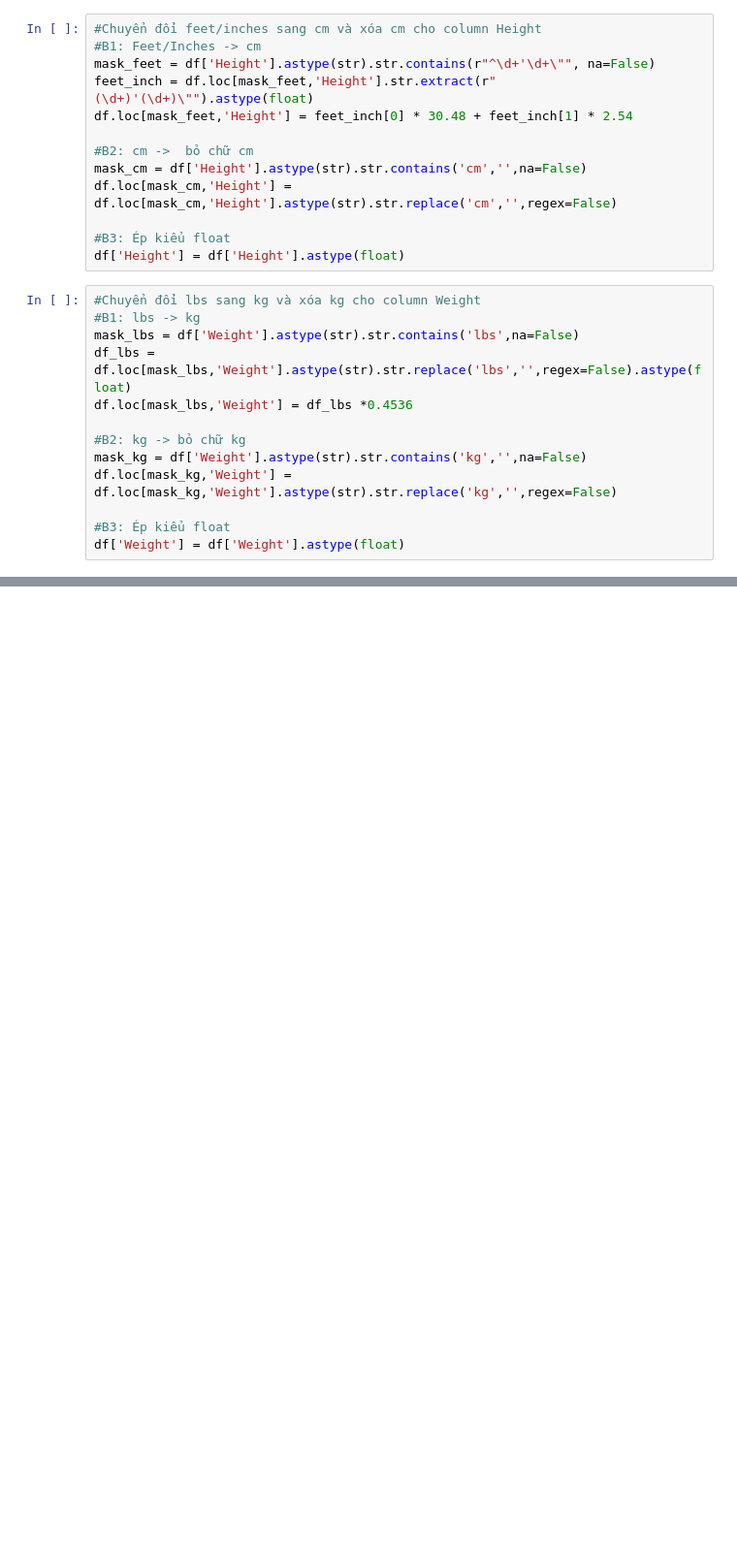
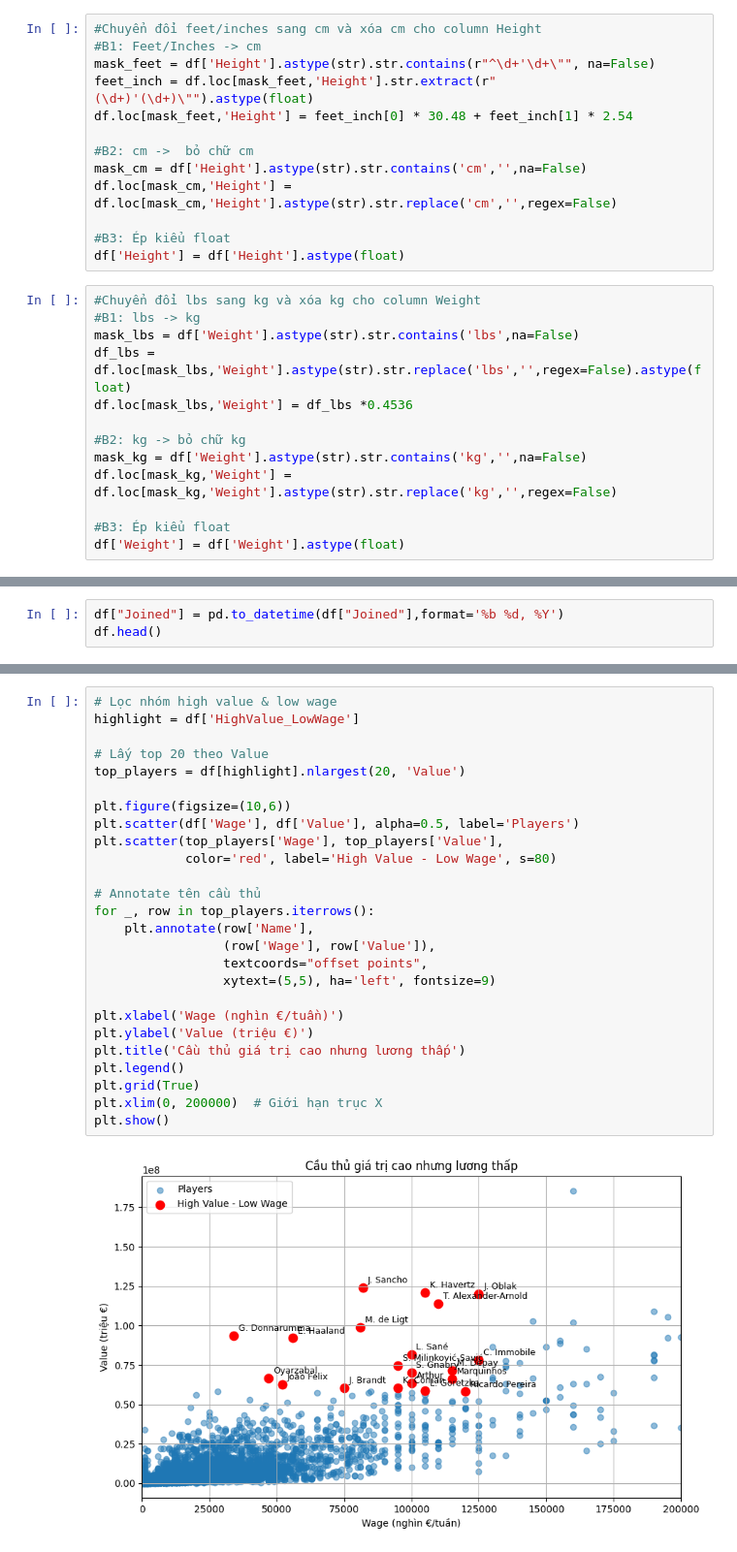
Before and after one commit to NhatNamPhan/Numpy-and-Pandas-Practice, a Jupyter notebook: day10.ipynb, the cells around one changed output, grey strips where cells are left out. Shown: that part at 97% size. Saved outputs shown, nothing was run; the diff lists cells and outputs as text; blank space fills up the shorter version.

```diff
--- a/day10.ipynb
+++ b/day10.ipynb
@@ -147,0 +133,3 @@ df[mask_feet]
+# %%
+df["Joined"] = pd.to_datetime(df["Joined"],format='%b %d, %Y')
+df.head()
@@ -147,0 +241,28 @@ df[mask_feet]
+# %%
+# Lọc nhóm high value & low wage
+highlight = df['HighValue_LowWage']
+
+# Lấy top 20 theo Value
+top_players = df[highlight].nlargest(20, 'Value')
+
+plt.figure(figsize=(10,6))
+plt.scatter(df['Wage'], df['Value'], alpha=0.5, label='Players')
+plt.scatter(top_players['Wage'], top_players['Value'],
+            color='red', label='High Value - Low Wage', s=80)
+
+# Annotate tên cầu thủ
+for _, row in top_players.iterrows():
+    plt.annotate(row['Name'],
+                 (row['Wage'], row['Value']),
+                 textcoords="offset points",
+                 xytext=(5,5), ha='left', fontsize=9)
+
+plt.xlabel('Wage (nghìn €/tuần)')
+plt.ylabel('Value (triệu €)')
+plt.title('Cầu thủ giá trị cao nhưng lương thấp')
+plt.legend()
+plt.grid(True)
+plt.xlim(0, 200000)  # Giới hạn trục X
+plt.show()
+# %% [output]
+[figure, added]
```
Also changed, not shown: parts of 18 cells of this notebook.
